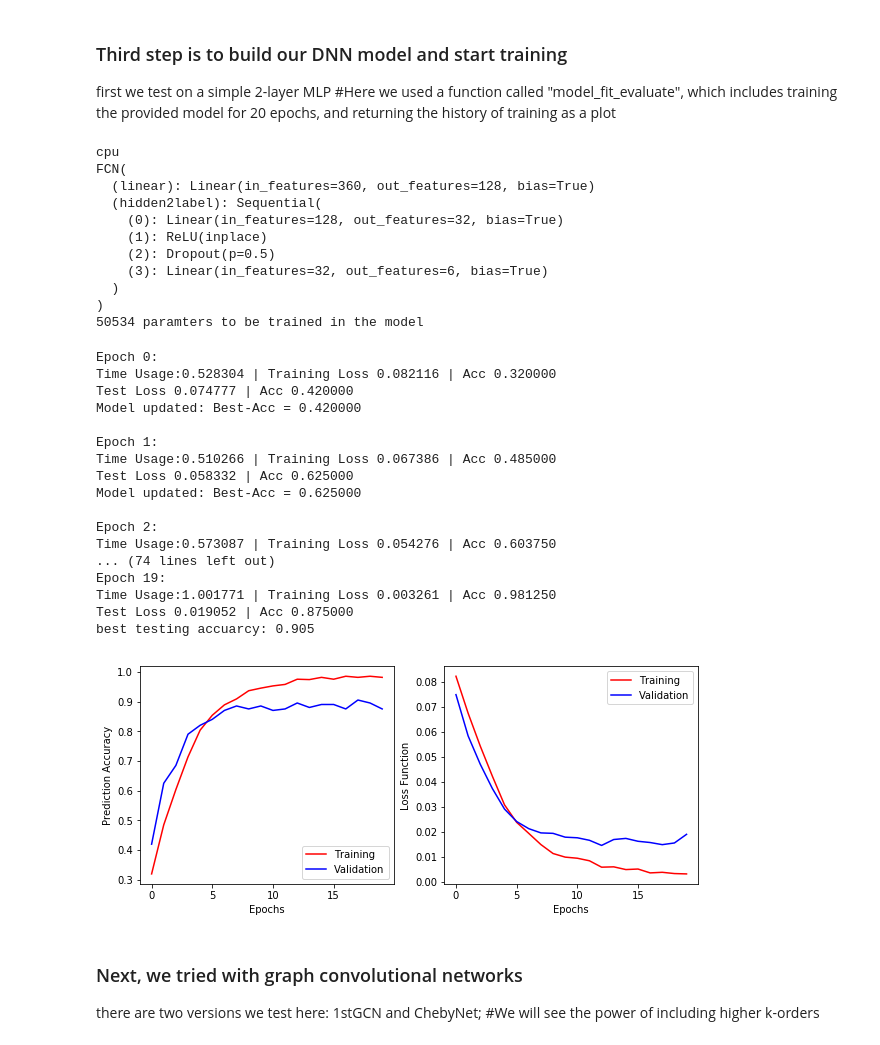
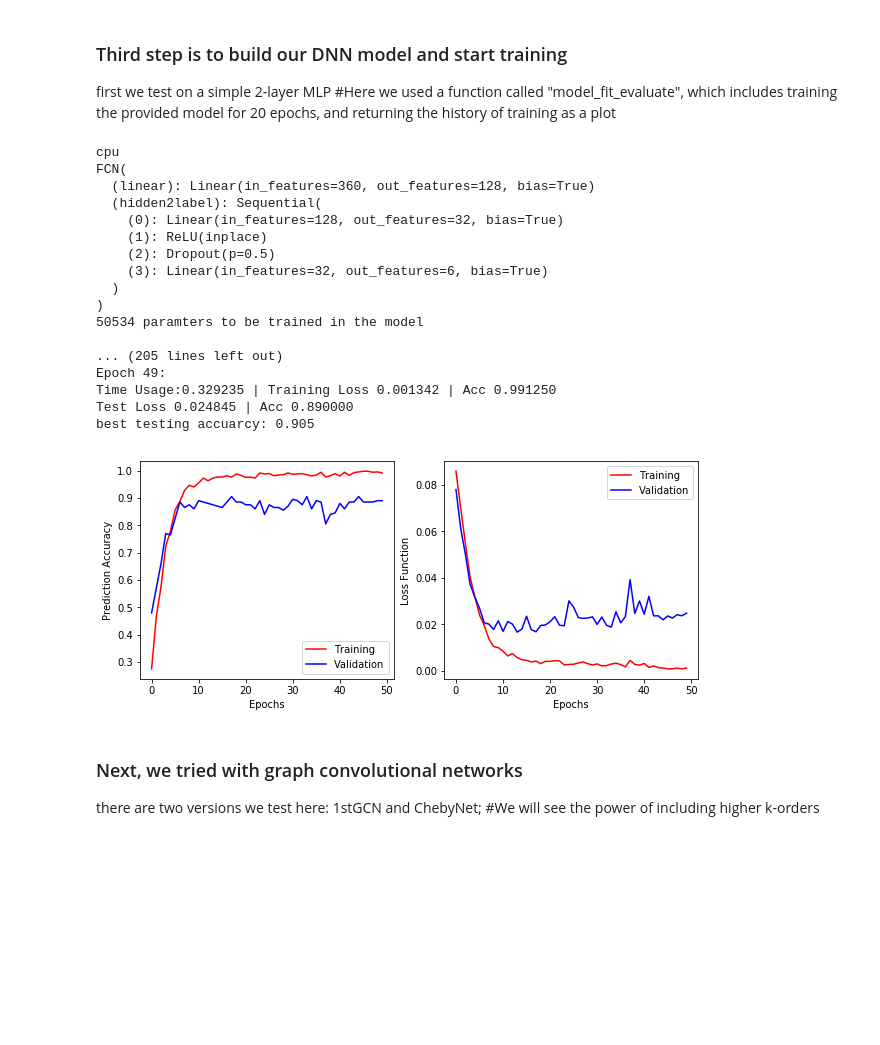
Before and after one commit to zhangyu2ustc/gcn_tutorial_test, a Jupyter notebook: notebooks/Tutorials_GCN_practice2_graph-Laplacian_GCN.ipynb, the cells around one changed output. Cells and saved outputs as stored; diff of their text form; code cells hidden in the pictures; blank space fills up the shorter version.

```diff
--- a/notebooks/Tutorials_GCN_practice2_graph-Laplacian_GCN.ipynb
+++ b/notebooks/Tutorials_GCN_practice2_graph-Laplacian_GCN.ipynb
@@ -545,51 +545,40 @@ first we test on a simple 2-layer MLP
 # %%
 from model import FCN
 from model import count_parameters, model_fit_evaluate
 
 ###fully-connected
 #device = torch.device("cuda:1" if torch.cuda.is_available() else "cpu")
 device = torch.device("cpu")
 print(device)
 
 model = FCN(Region_Num, Nlabels)
 model = model.to(device)
 print(model)
 print("{} paramters to be trained in the model\n".format(count_parameters(model)))
 optimizer = optim.Adam(model.parameters(), lr=0.001, weight_decay=5e-4)
 loss_func = nn.CrossEntropyLoss()
-num_epochs=20
+num_epochs=50
 
 model_fit_evaluate(model,adj_mat,device,train_loader,test_loader,optimizer,loss_func,num_epochs)
 # %% [output]
 cpu
 FCN(
   (linear): Linear(in_features=360, out_features=128, bias=True)
   (hidden2label): Sequential(
     (0): Linear(in_features=128, out_features=32, bias=True)
     (1): ReLU(inplace)
     (2): Dropout(p=0.5)
     (3): Linear(in_features=32, out_features=6, bias=True)
   )
 )
 50534 paramters to be trained in the model
+
+... (205 lines left out)
+Epoch 49:
+Time Usage:0.329235 | Training Loss 0.001342 | Acc 0.991250
+Test Loss 0.024845 | Acc 0.890000
+best testing accuarcy: 0.905
-Epoch 0:
-Time Usage:0.528304 | Training Loss 0.082116 | Acc 0.320000
-Test Loss 0.074777 | Acc 0.420000
-Model updated: Best-Acc = 0.420000
-
-Epoch 1:
-Time Usage:0.510266 | Training Loss 0.067386 | Acc 0.485000
-Test Loss 0.058332 | Acc 0.625000
-Model updated: Best-Acc = 0.625000
-
-Epoch 2:
-Time Usage:0.573087 | Training Loss 0.054276 | Acc 0.603750
-... (74 lines left out)
-Epoch 19:
-Time Usage:1.001771 | Training Loss 0.003261 | Acc 0.981250
-Test Loss 0.019052 | Acc 0.875000
-best testing accuarcy: 0.905
-[figure, old version]
+[figure, new version]
 # %% [markdown]
 ### Next, we tried with graph convolutional networks
 there are two versions we test here: 1stGCN and ChebyNet;
```
Also changed, not shown: parts of 4 cells of this notebook.
